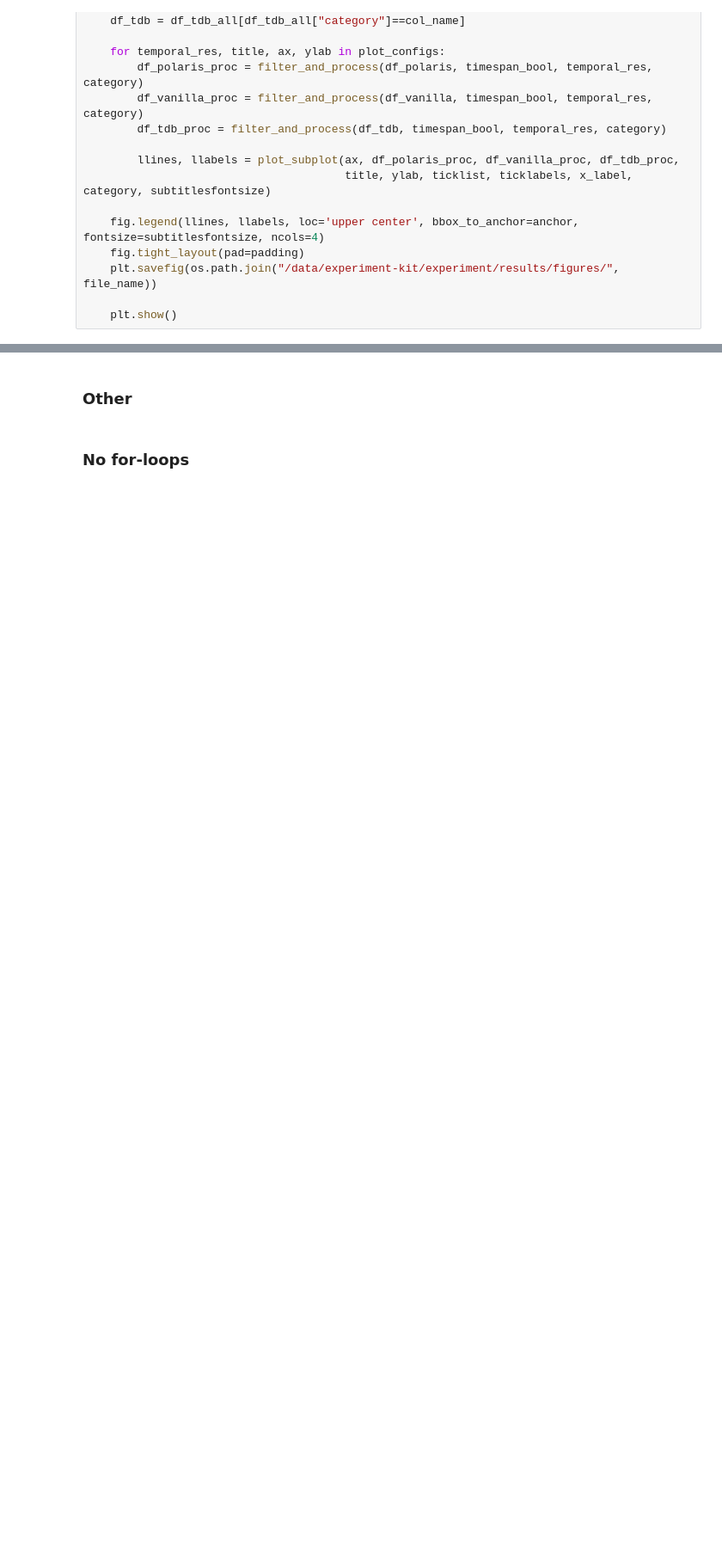
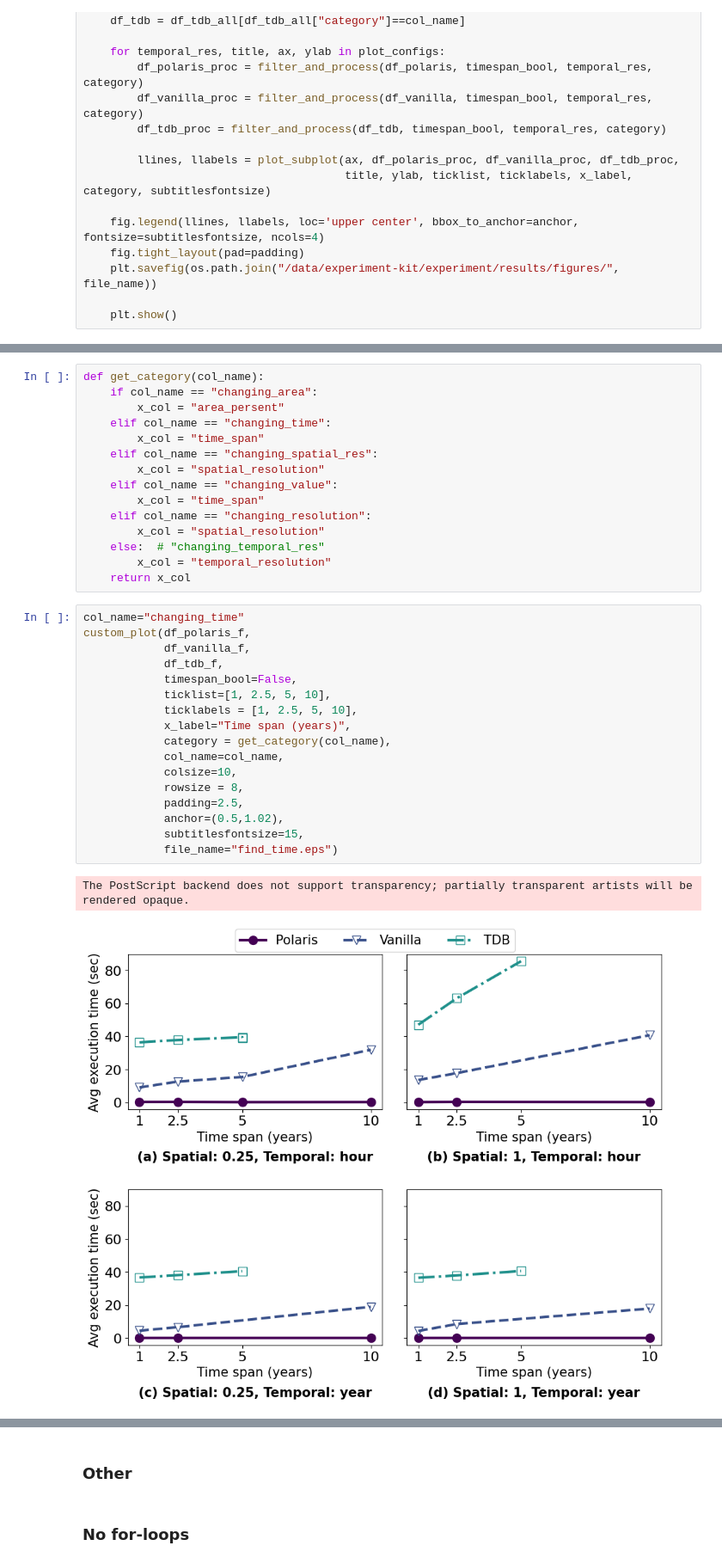
Before and after one commit to iharp3/experiment-kit, a Jupyter notebook: experiment/results/plot_refactor.ipynb, the cells around one changed output, grey strips where cells are left out. Shown at 86% size. Drawn from its saved outputs; the diff is of its cells as text; blank space fills up the shorter version.

```diff
--- a/experiment/results/plot_refactor.ipynb
+++ b/experiment/results/plot_refactor.ipynb
@@ -509,0 +750,35 @@ for i in range(2):
+# %%
+def get_category(col_name):
+    if col_name == "changing_area":
+        x_col = "area_persent"
+    elif col_name == "changing_time":
+        x_col = "time_span"
+    elif col_name == "changing_spatial_res":
+        x_col = "spatial_resolution"
+    elif col_name == "changing_value":
+        x_col = "time_span"
+    elif col_name == "changing_resolution":
+        x_col = "spatial_resolution"
+    else:  # "changing_temporal_res"
+        x_col = "temporal_resolution"
+    return x_col
+# %%
+col_name="changing_time"
+custom_plot(df_polaris_f,
+            df_vanilla_f,
+            df_tdb_f,
+            timespan_bool=False,
+            ticklist=[1, 2.5, 5, 10],
+            ticklabels = [1, 2.5, 5, 10],
+            x_label="Time span (years)",
+            category = get_category(col_name),
+            col_name=col_name,
+            colsize=10,
+            rowsize = 8,
+            padding=2.5,
+            anchor=(0.5,1.02),
+            subtitlesfontsize=15,
+            file_name="find_time.eps")
+# %% [output]
+The PostScript backend does not support transparency; partially transparent artists will be rendered opaque.
+[figure, added]
```
Also changed, not shown: parts of 28 cells of this notebook, 7 other files.
